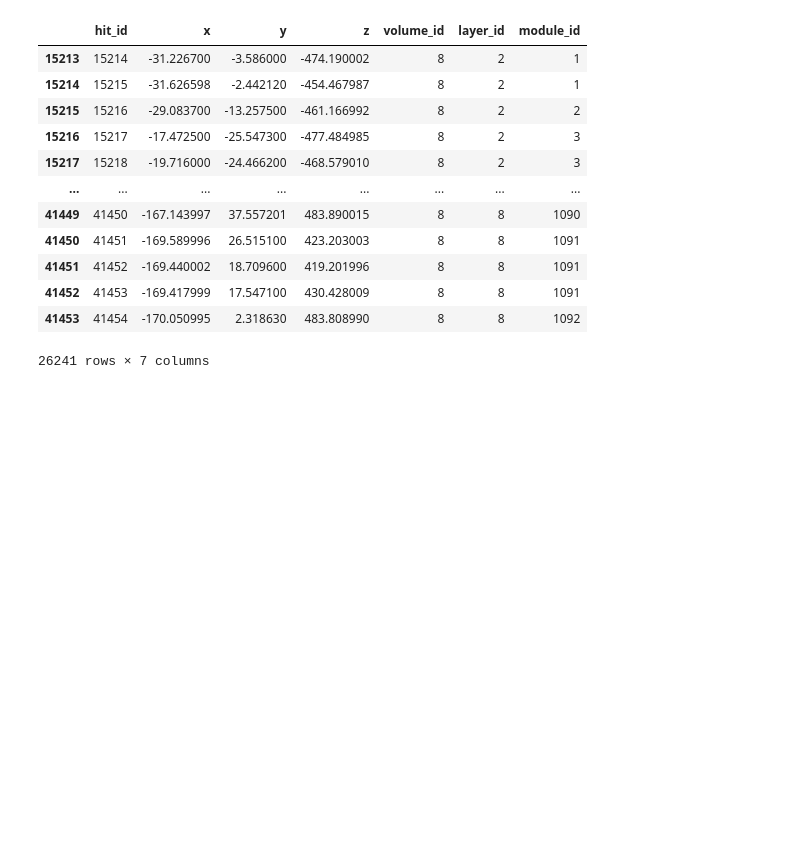
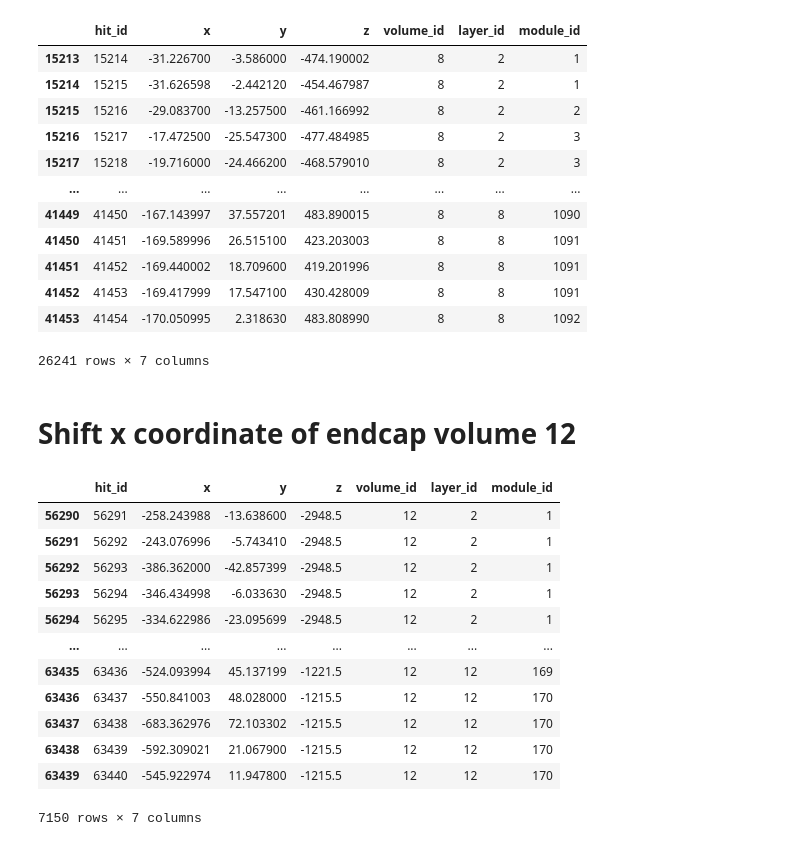
Before and after one commit to caditi97/exatrkx-iml2020, a Jupyter notebook: notebooks/misalignment_studies/add_misalignment.ipynb, the cells around one changed output. Saved outputs shown, nothing was run; the diff lists cells and outputs as text; code cells hidden in the pictures; blank space fills up the shorter version.

```diff
--- a/notebooks/misalignment_studies/add_misalignment.ipynb
+++ b/notebooks/misalignment_studies/add_misalignment.ipynb
@@ -302,3 +302,46 @@ h[h['volume_id'] == 8]
 | 41452 | 41453 | -169.417999 | 17.547100 | 430.428009 | 8 | 8 | 1091 |
 | 41453 | 41454 | -170.050995 | 2.318630 | 483.808990 | 8 | 8 | 1092 |
 26241 rows × 7 columns
+# %% [markdown]
+# Shift x coordinate of endcap volume 12
+# %%
+def shift_x_v12(hits,cells,particles,truth,store_dir,ev,mis):
+
+    # 1000 micron = 1 milimeter
+    # two directions
+#     hits.loc[(hits['volume_id']==8) & (hits['x']<0), 'x'] = hits[hits['volume_id']==8]['x']-mis
+#     hits.loc[(hits['volume_id']==8) & (hits['x']>0), 'x'] = hits[hits['volume_id']==8]['x']+mis
+#     hits.loc[(hits['volume_id']==8) & (hits['y']<0), 'x'] = hits[hits['volume_id']==8]['y']-mis
+#     hits.loc[(hits['volume_id']==8) & (hits['y']>0), 'x'] = hits[hits['volume_id']==8]['y']+mis
+    # one direction
+    hits.loc[(hits['volume_id']==12), 'x'] = hits[hits['volume_id']==12]['x']+mis
+    hits.loc[(hits['volume_id']==12), 'y'] = hits[hits['volume_id']==12]['y']+mis
+
+    name = f"{store_dir}shift_x_v12/{mis}/event00000{ev}-"
+
+    hits.to_csv(name+"hits.csv", index=False)
+    cells.to_csv(name+"cells.csv", index=False)
+    truth.to_csv(name+"truth.csv", index=False)
+    particles.to_csv(name+"particles.csv", index=False)
+# %%
+for mis in misl:
+    for evtid in evts:
+        hits, cells, particles, truth = trackml.dataset.load_event(f"{og_evts}event00000{str(evtid)}")
+        shift_x_v12(hits,cells,particles,truth,store_dir,evtid,mis)
+# %%
+oh,oc,op,ot = trackml.dataset.load_event(f"{og_evts}{eventid}")
+oh[oh['volume_id'] == 12]
+# %% [output]
+|  | hit_id | x | y | z | volume_id | layer_id | module_id |
+| 56290 | 56291 | -258.243988 | -13.638600 | -2948.5 | 12 | 2 | 1 |
+| 56291 | 56292 | -243.076996 | -5.743410 | -2948.5 | 12 | 2 | 1 |
+| 56292 | 56293 | -386.362000 | -42.857399 | -2948.5 | 12 | 2 | 1 |
+| 56293 | 56294 | -346.434998 | -6.033630 | -2948.5 | 12 | 2 | 1 |
+| 56294 | 56295 | -334.622986 | -23.095699 | -2948.5 | 12 | 2 | 1 |
+| ... | ... | ... | ... | ... | ... | ... | ... |
+| 63435 | 63436 | -524.093994 | 45.137199 | -1221.5 | 12 | 12 | 169 |
+| 63436 | 63437 | -550.841003 | 48.028000 | -1215.5 | 12 | 12 | 170 |
+| 63437 | 63438 | -683.362976 | 72.103302 | -1215.5 | 12 | 12 | 170 |
+| 63438 | 63439 | -592.309021 | 21.067900 | -1215.5 | 12 | 12 | 170 |
+| 63439 | 63440 | -545.922974 | 11.947800 | -1215.5 | 12 | 12 | 170 |
+7150 rows × 7 columns
```
Also changed, not shown: parts of 1 cell of this notebook, 6 other files.
